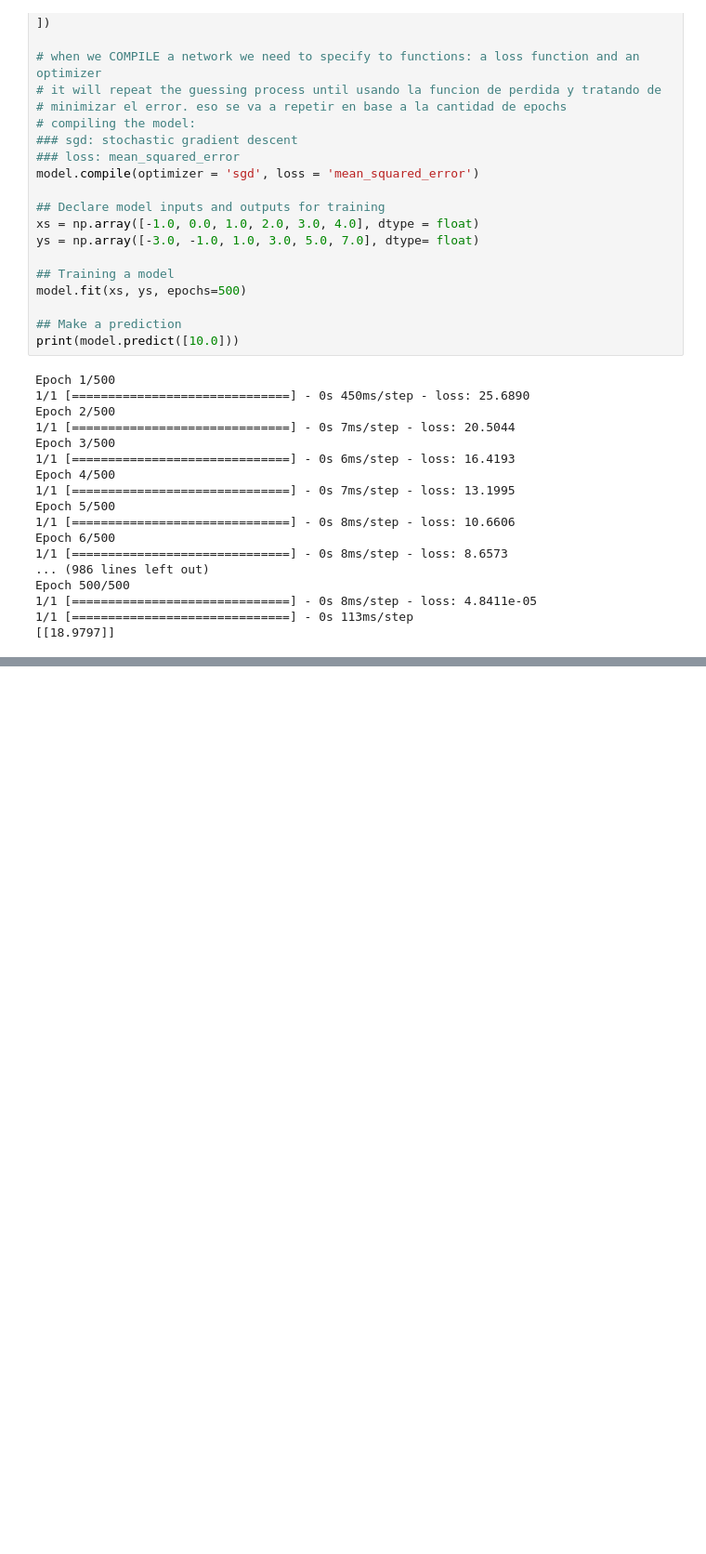
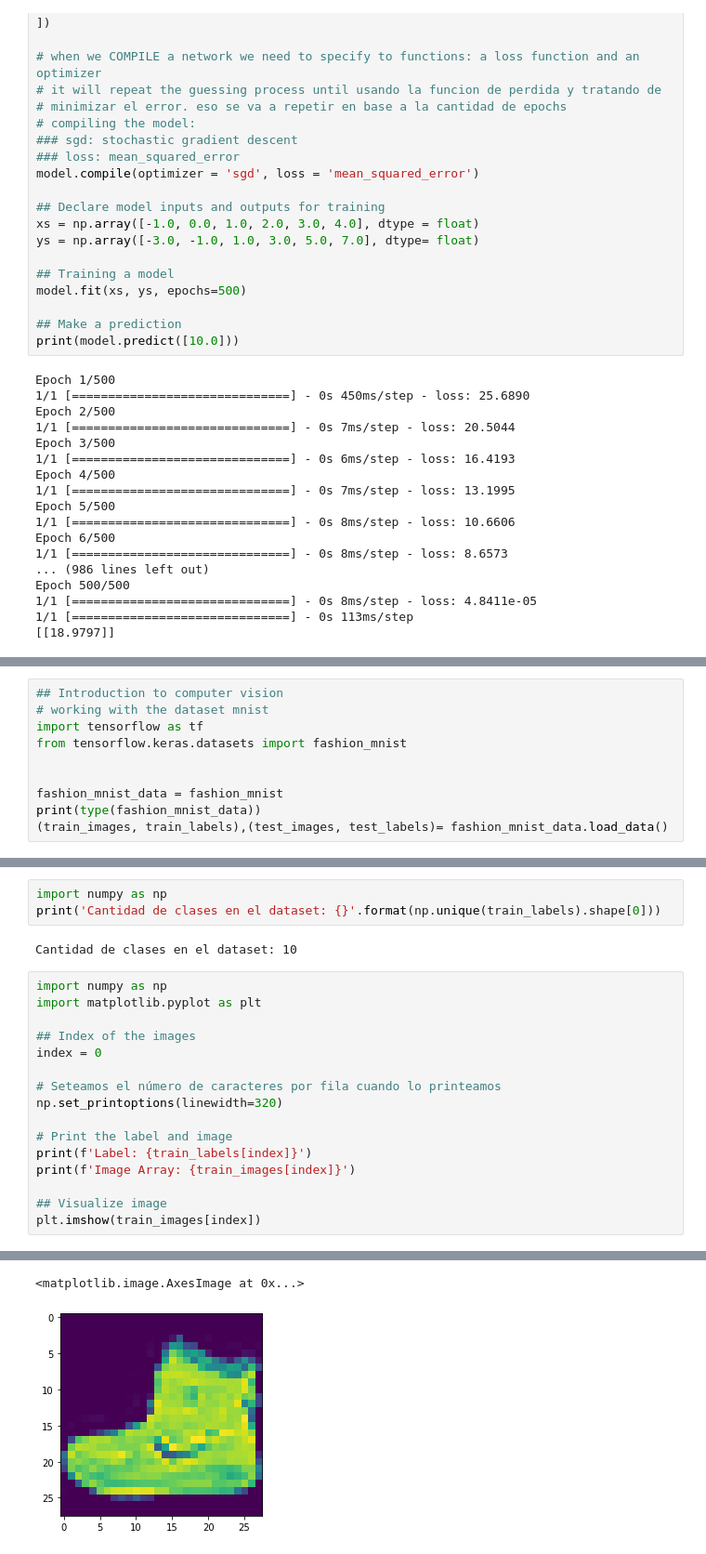
Before and after one commit to EduardoMontero-100/DataScience, a Jupyter notebook: coursera/exercises_deeplearning.ipynb, the cells around one changed output, grey strips where cells are left out. Shown at 93% size. Drawn from its saved outputs; the diff is of its cells as text; blank space fills up the shorter version.

```diff
--- a/coursera/exercises_deeplearning.ipynb
+++ b/coursera/exercises_deeplearning.ipynb
@@ -72,0 +75,10 @@ Epoch 500/500
+# %%
+## Introduction to computer vision
+# working with the dataset mnist
+import tensorflow as tf
+from tensorflow.keras.datasets import fashion_mnist
+
+
+fashion_mnist_data = fashion_mnist
+print(type(fashion_mnist_data))
+(train_images, train_labels),(test_images, test_labels)= fashion_mnist_data.load_data()
@@ -72,0 +97,22 @@ Epoch 500/500
+# %%
+import numpy as np
+print('Cantidad de clases en el dataset: {}'.format(np.unique(train_labels).shape[0]))
+# %% [output]
+Cantidad de clases en el dataset: 10
+# %%
+import numpy as np
+import matplotlib.pyplot as plt
+
+## Index of the images
+index = 0
+
+# Seteamos el número de caracteres por fila cuando lo printeamos
+np.set_printoptions(linewidth=320)
+
+# Print the label and image
+print(f'Label: {train_labels[index]}')
+print(f'Image Array: {train_images[index]}')
+
+## Visualize image
+plt.imshow(train_images[index])
+# %% [output]
@@ -72,0 +136,2 @@ Epoch 500/500
+<matplotlib.image.AxesImage at 0x...>
+[figure, added]
```
Also changed, not shown: parts of 15 cells of this notebook.
